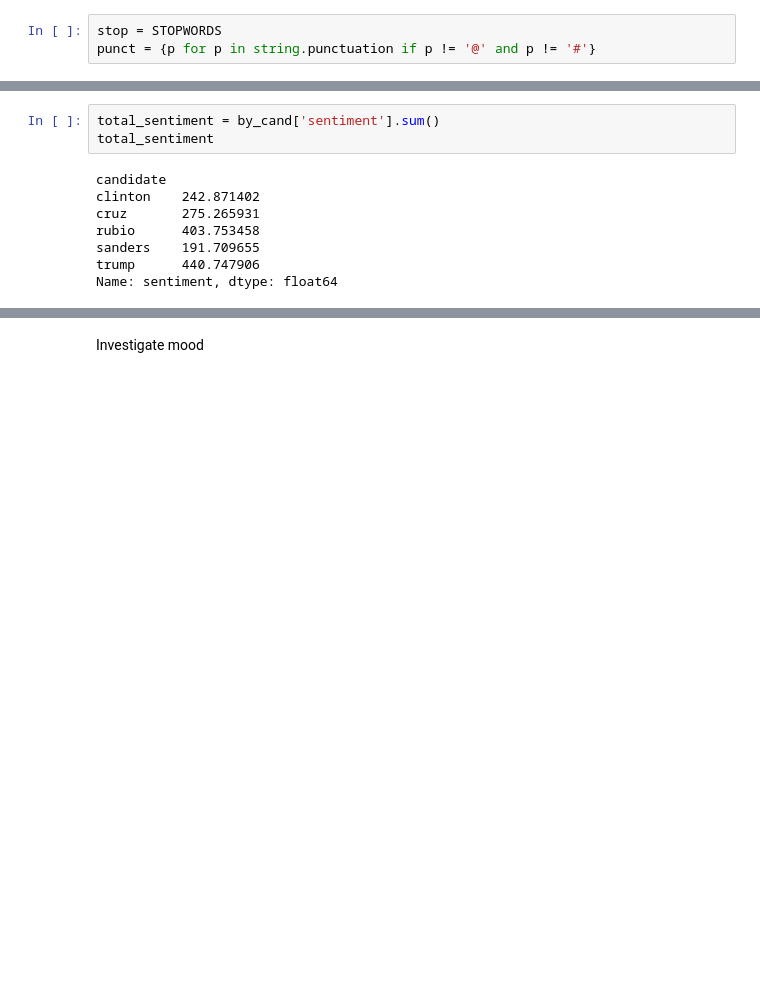
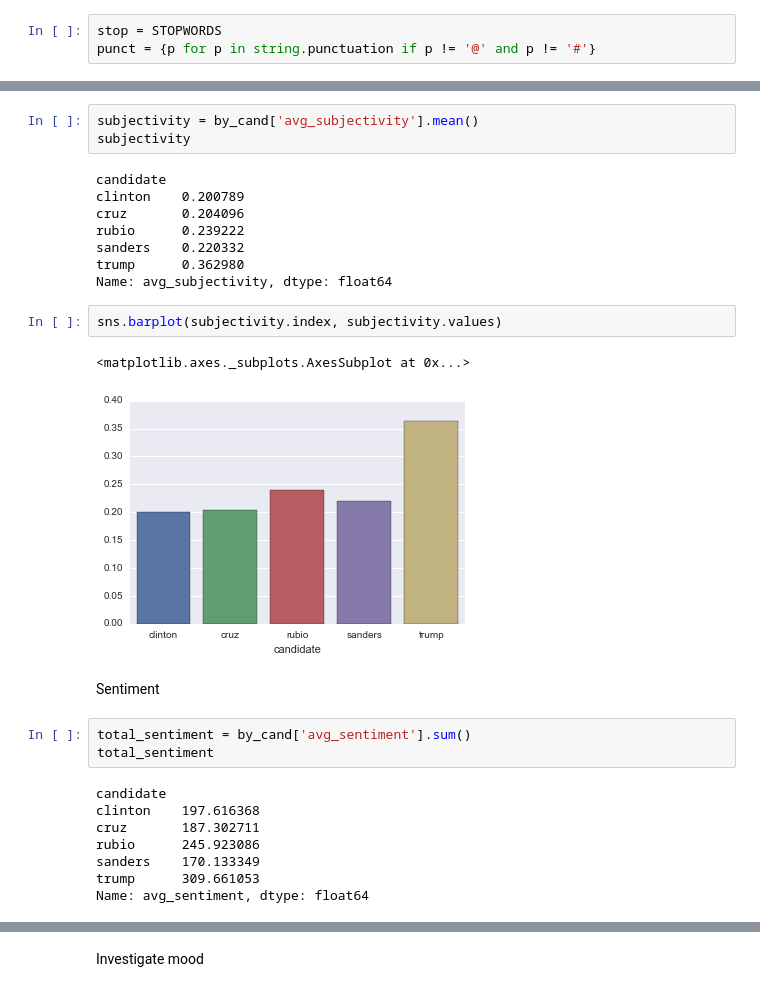
Before and after one commit to dianalam/candidate-tweets, a Jupyter notebook: tweet-analysis.ipynb, the cells around one changed output, grey strips where cells are left out. Cells and saved outputs as stored; diff of their text form; blank space fills up the shorter version.

```diff
--- a/tweet-analysis.ipynb
+++ b/tweet-analysis.ipynb
@@ -225,14 +401,32 @@ by_cand = tweets2.groupby('candidate')
+# %%
+subjectivity = by_cand['avg_subjectivity'].mean()
+subjectivity
+# %% [output]
+candidate
+clinton    0.200789
+cruz       0.204096
+rubio      0.239222
+sanders    0.220332
+trump      0.362980
+Name: avg_subjectivity, dtype: float64
+# %%
+sns.barplot(subjectivity.index, subjectivity.values)
+# %% [output]
+<matplotlib.axes._subplots.AxesSubplot at 0x...>
+[figure, added]
+# %% [markdown]
+Sentiment
 # %%
-total_sentiment = by_cand['sentiment'].sum()
+total_sentiment = by_cand['avg_sentiment'].sum()
 total_sentiment
 # %% [output]
 candidate
-clinton    242.871402
-cruz       275.265931
-rubio      403.753458
-sanders    191.709655
-trump      440.747906
-Name: sentiment, dtype: float64
+clinton    197.616368
+cruz       187.302711
+rubio      245.923086
+sanders    170.133349
+trump      309.661053
+Name: avg_sentiment, dtype: float64
 # %%
 sns.barplot(total_sentiment.index, total_sentiment.values)
 # %% [output]
```
Also changed, not shown: parts of 89 cells of this notebook, 2 other files.
